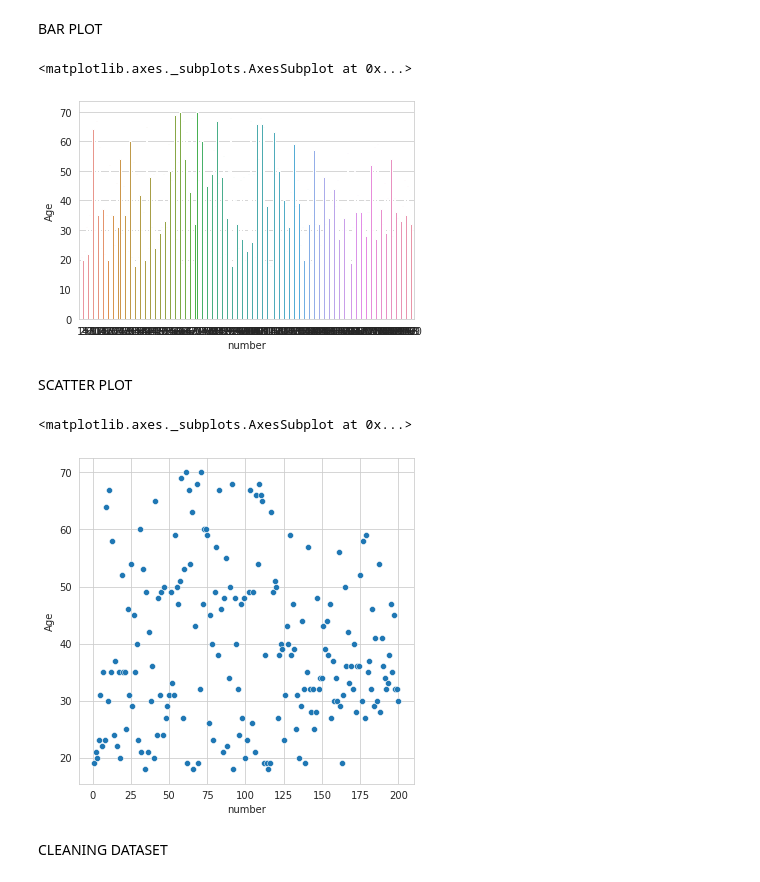
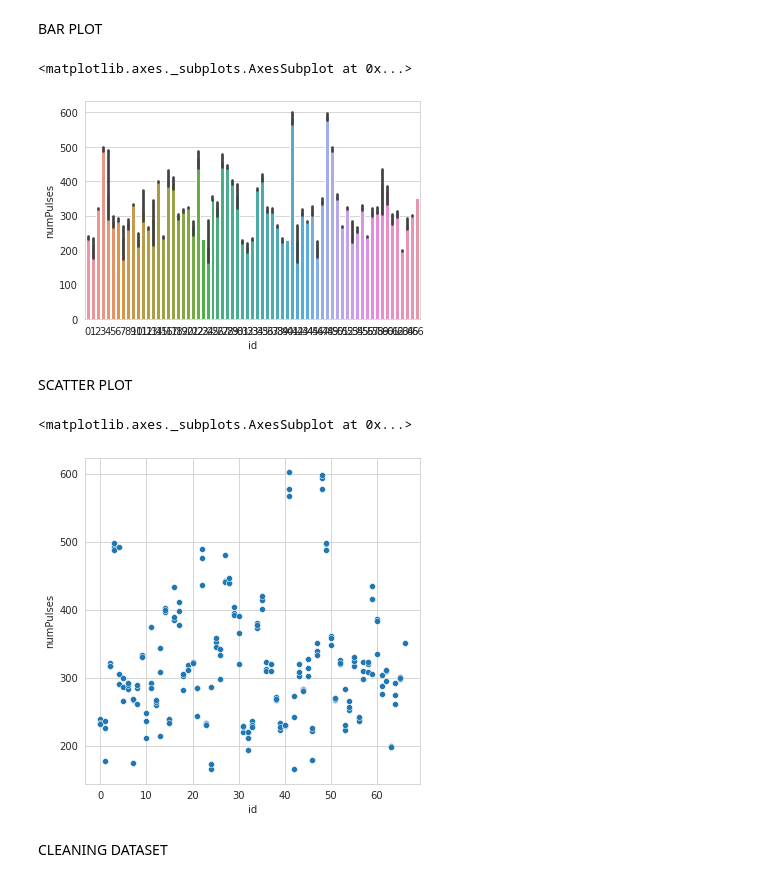
Before and after one commit to eswarmatta/ML2021, a Jupyter notebook: Untitled5.ipynb, the cells around one changed output. Cells and saved outputs as stored; diff of their text form; code cells hidden in the pictures.

```diff
--- a/Untitled5.ipynb
+++ b/Untitled5.ipynb
@@ -39,6 +39,6 @@ from sklearn.metrics import accuracy_score
 # %% [markdown]
 READ THE DATASET
 # %%
-mall=pd.read_csv('Mall.csv')
-mall.head(8)
+par=pd.read_csv('par.csv')
+par.head(8)
 # %% [output]
@@ -92,18 +92,18 @@ sns.boxplot(x='number',y='Age',data=mall,palette='Dark2_r')
 # %% [markdown]
 BAR PLOT
 # %%
-sns.barplot(data=mall,x='number',y='Age')
+sns.barplot(data=par,x='id',y='numPulses')
 # %% [output]
 <matplotlib.axes._subplots.AxesSubplot at 0x...>
-[figure, old version]
+[figure, new version]
 # %% [markdown]
 SCATTER PLOT
 # %%
 plt.figure(figsize=(6,6))
-sns.scatterplot(x='number',y='Age',data=mall,palette='Dark2_r')
+sns.scatterplot(x='id',y='numPulses',data=par,palette='Dark2_r')
 # %% [output]
 <matplotlib.axes._subplots.AxesSubplot at 0x...>
-[figure, old version]
+[figure, new version]
 # %% [markdown]
 CLEANING DATASET
 # %%
```
Also changed, not shown: parts of 41 cells of this notebook.
